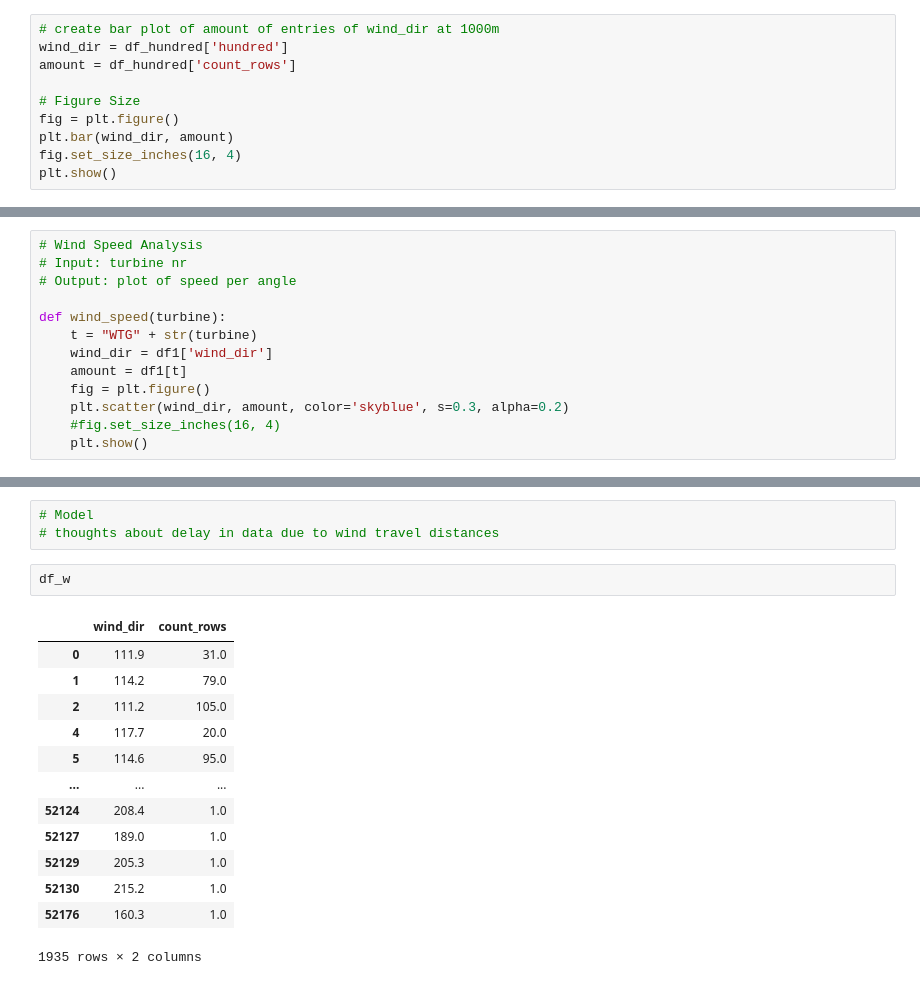
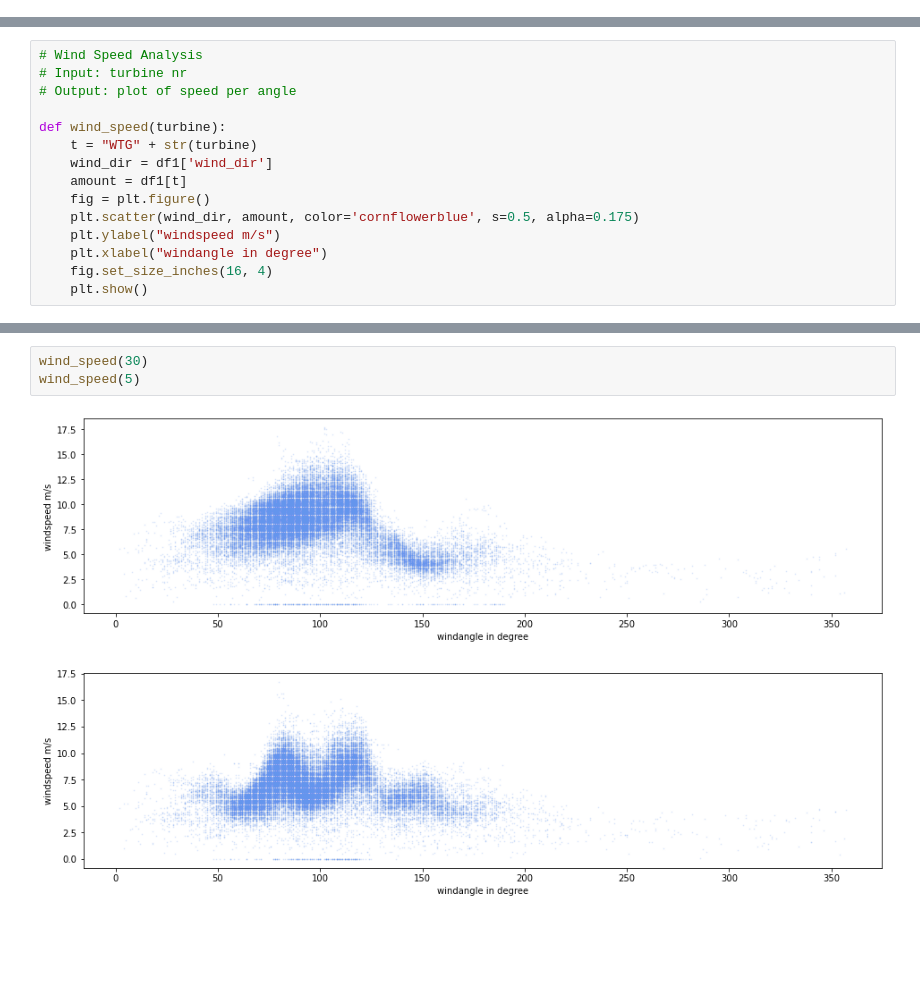
Before and after one commit to GStechschulte/wake_effect, a Jupyter notebook: delta_wind_velocity/analysis_wind_speed_&_direction.ipynb, the cells around one changed output, grey strips where cells are left out. Saved outputs shown, nothing was run; the diff lists cells and outputs as text; blank space fills up the shorter version.

```diff
--- a/delta_wind_velocity/analysis_wind_speed_&_direction.ipynb
+++ b/delta_wind_velocity/analysis_wind_speed_&_direction.ipynb
@@ -74,10 +68,0 @@ plt.show()
-# %%
-# create bar plot of amount of entries of wind_dir at 1000m
-wind_dir = df_hundred['hundred']
-amount = df_hundred['count_rows']
-
-# Figure Size
-fig = plt.figure()
-plt.bar(wind_dir, amount)
-fig.set_size_inches(16, 4)
-plt.show()
@@ -138,6 +104,8 @@ def wind_speed(turbine):
     wind_dir = df1['wind_dir']
     amount = df1[t]
     fig = plt.figure()
-    plt.scatter(wind_dir, amount, color='skyblue', s=0.3, alpha=0.2)
-    #fig.set_size_inches(16, 4)
+    plt.scatter(wind_dir, amount, color='cornflowerblue', s=0.5, alpha=0.175)
+    plt.ylabel("windspeed m/s")
+    plt.xlabel("windangle in degree")
+    fig.set_size_inches(16, 4)
     plt.show()
@@ -148,19 +112,6 @@ wind_speed(1)
-# %%
-# Model
-# thoughts about delay in data due to wind travel distances
-# %%
-df_w
-# %% [output]
-|  | wind_dir | count_rows |
-| 0 | 111.9 | 31.0 |
-| 1 | 114.2 | 79.0 |
-| 2 | 111.2 | 105.0 |
-| 4 | 117.7 | 20.0 |
-| 5 | 114.6 | 95.0 |
-| ... | ... | ... |
-| 52124 | 208.4 | 1.0 |
-| 52127 | 189.0 | 1.0 |
-| 52129 | 205.3 | 1.0 |
-| 52130 | 215.2 | 1.0 |
-| 52176 | 160.3 | 1.0 |
-1935 rows × 2 columns
+# %%
+wind_speed(30)
+wind_speed(5)
+# %% [output]
+[figure, added]
+[figure, added]
```
Also changed, not shown: parts of 11 cells of this notebook, 1 other file.
